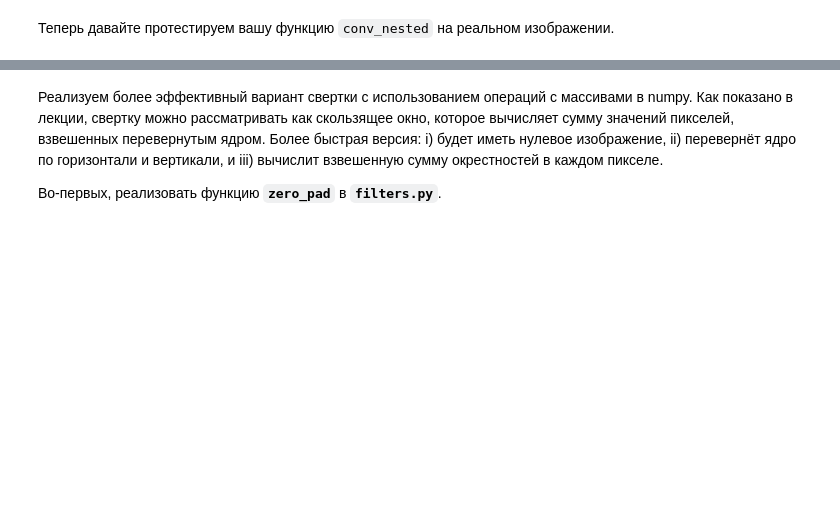
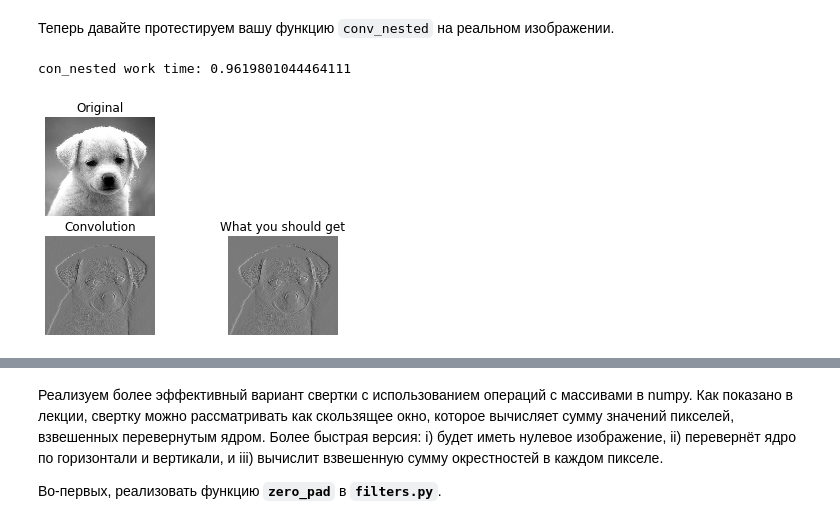
Before and after one commit to EvgrafovMichail/MIPT_CV, a Jupyter notebook: 02_signals/homework/homework_02.ipynb, the cells around one changed output, grey strips where cells are left out. Drawn from its saved outputs; the diff is of its cells as text; code cells hidden in the pictures; blank space fills up the shorter version.

```diff
--- a/02_signals/homework/homework_02.ipynb
+++ b/02_signals/homework/homework_02.ipynb
@@ -83,60 +87,35 @@ plt.show()
 # %% [markdown]
 Теперь давайте протестируем вашу функцию `conv_nested` на реальном изображении.
-# %%
-def conv_nested(image, kernel):
-
-    """A naive implementation of convolution filter.
-
-    This is a naive implementation of convolution using 4 nested for-loops.
-    This function computes convolution of an image with a kernel and outputs
-    the result that has the same shape as the input image.
-
-    Args:
-        image: numpy array of shape (Hi, Wi).
-        kernel: numpy array of shape (Hk, Wk).
-
-    Returns:
-        out: numpy array of shape (Hi, Wi).
-    """
-
-    Hi, Wi = image.shape
-    Hk, Wk = kernel.shape
-    out = np.zeros((Hi, Wi))
-
-    image = np.pad(image, Hk // 2)
-
-    for i in range(Hi):
-        for j in range(Wi):
-            for k in range(Hk):
-                for l in range(Wk):
-                    out[i, j] += image[i + k, j + l] * kernel[Hk - 1 - k, Wk - 1 - l]
-
-    return out
 # %%
 # from filters import conv_nested
 
 # Simple convolution kernel.
 # Feel free to change the kernel to see different outputs.
 kernel = np.array(
 [
     [1,0,-1],
     [2,0,-2],
     [1,0,-1]
 ])
 
+t = time()
 out = conv_nested(img, kernel)
 # out = cv2.filter2D(img, -1, kernel)
+print(f'con_nested work time: {time() - t}')
 
 # Plot original image
 plt.subplot(221), plt.imshow(img), plt.title('Original'), plt.axis('off')
 
 # Plot your convolved image
 plt.subplot(223), plt.imshow(out), plt.title('Convolution'), plt.axis('off')
 
 # Plot what you should get
 solution_img = cv2.imread('img/convoluted_dog.jpg', 0)
 plt.subplot(224), plt.imshow(solution_img), plt.title('What you should get'), plt.axis('off')
 
 plt.show()
+# %% [output]
+con_nested work time: 0.9619801044464111
+[figure, added]
 # %%
 out, solution_img
```
Also changed, not shown: parts of 6 cells of this notebook, 1 other file.
